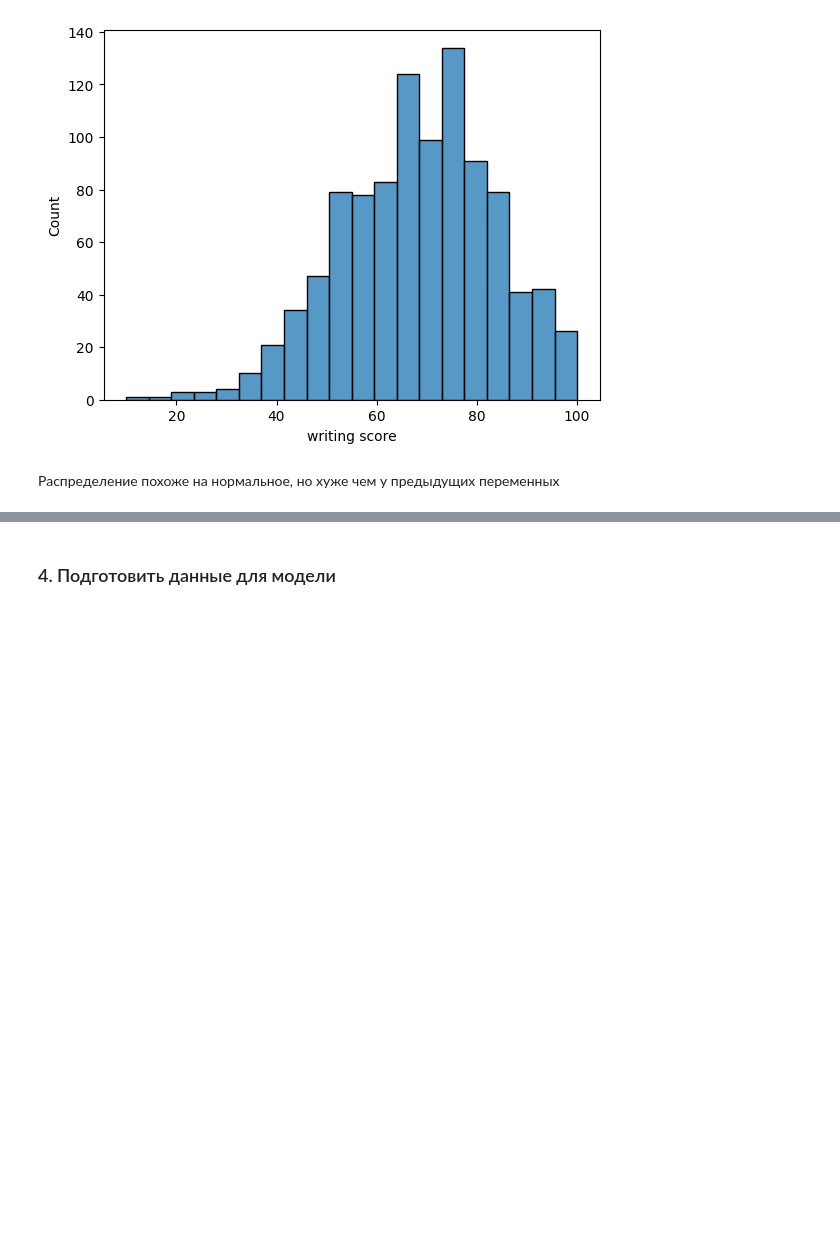
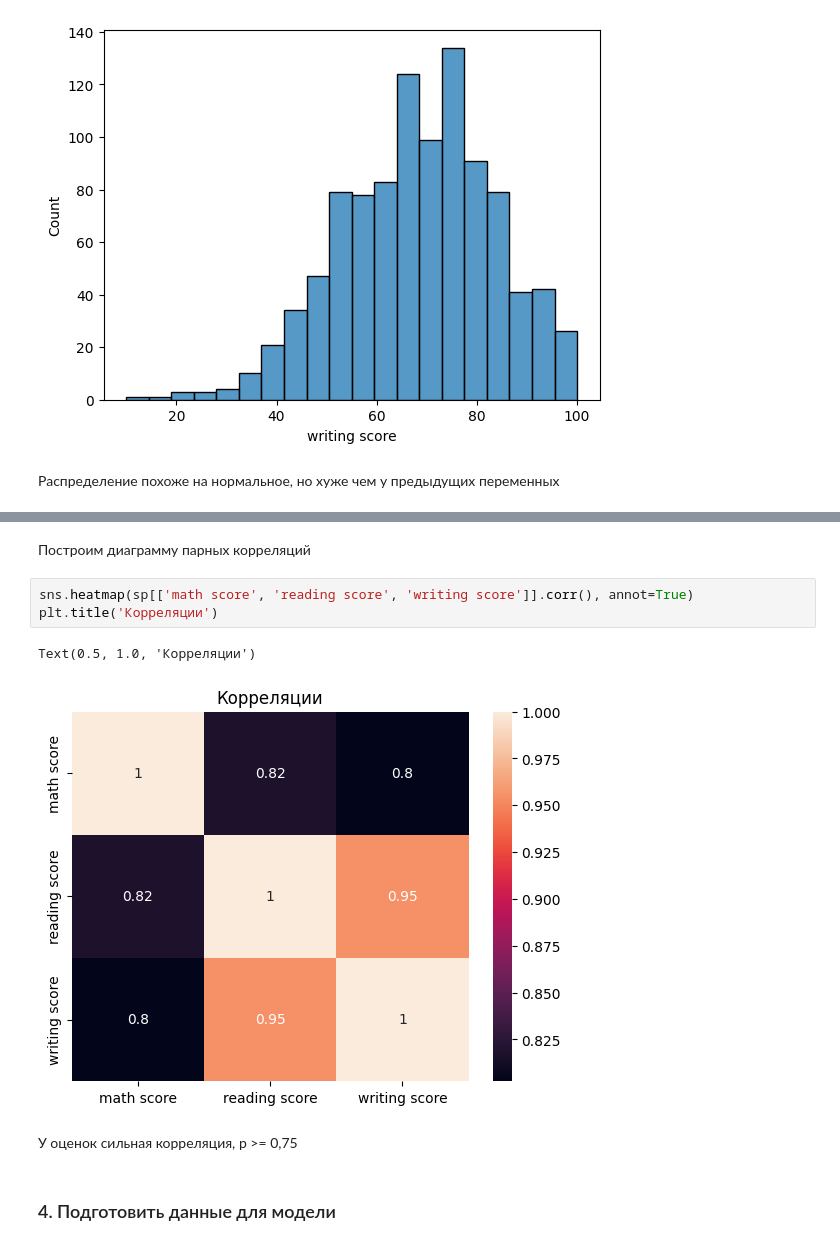
Before and after one commit to OlegNesterenkoZXC/ML-estimation-prediction, a Jupyter notebook: estimation-prediction.ipynb, the cells around one changed output, grey strips where cells are left out. Drawn from its saved outputs; the diff is of its cells as text; blank space fills up the shorter version.

```diff
--- a/estimation-prediction.ipynb
+++ b/estimation-prediction.ipynb
@@ -225,3 +231,13 @@ sns.histplot(writing_score, bins=20)
+# %% [markdown]
+Построим диаграмму парных корреляций
+# %%
+sns.heatmap(sp[['math score', 'reading score', 'writing score']].corr(), annot=True)
+plt.title('Корреляции')
+# %% [output]
+Text(0.5, 1.0, 'Корреляции')
+[figure, added]
+# %% [markdown]
+У оценок сильная корреляция, p >= 0,75
 # %% [markdown]
 ### 4. Подготовить данные для модели
 # %% [markdown]
```
Also changed, not shown: parts of 42 cells of this notebook.
